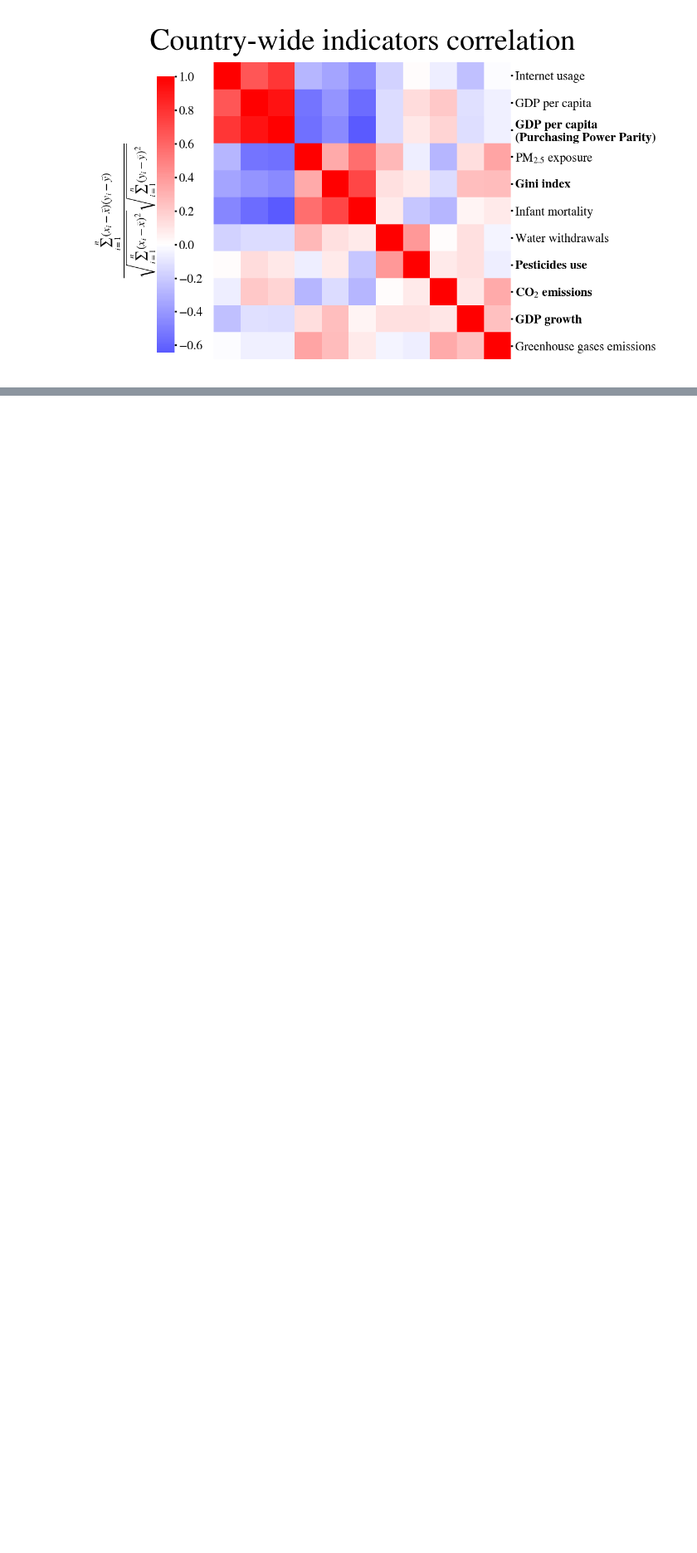
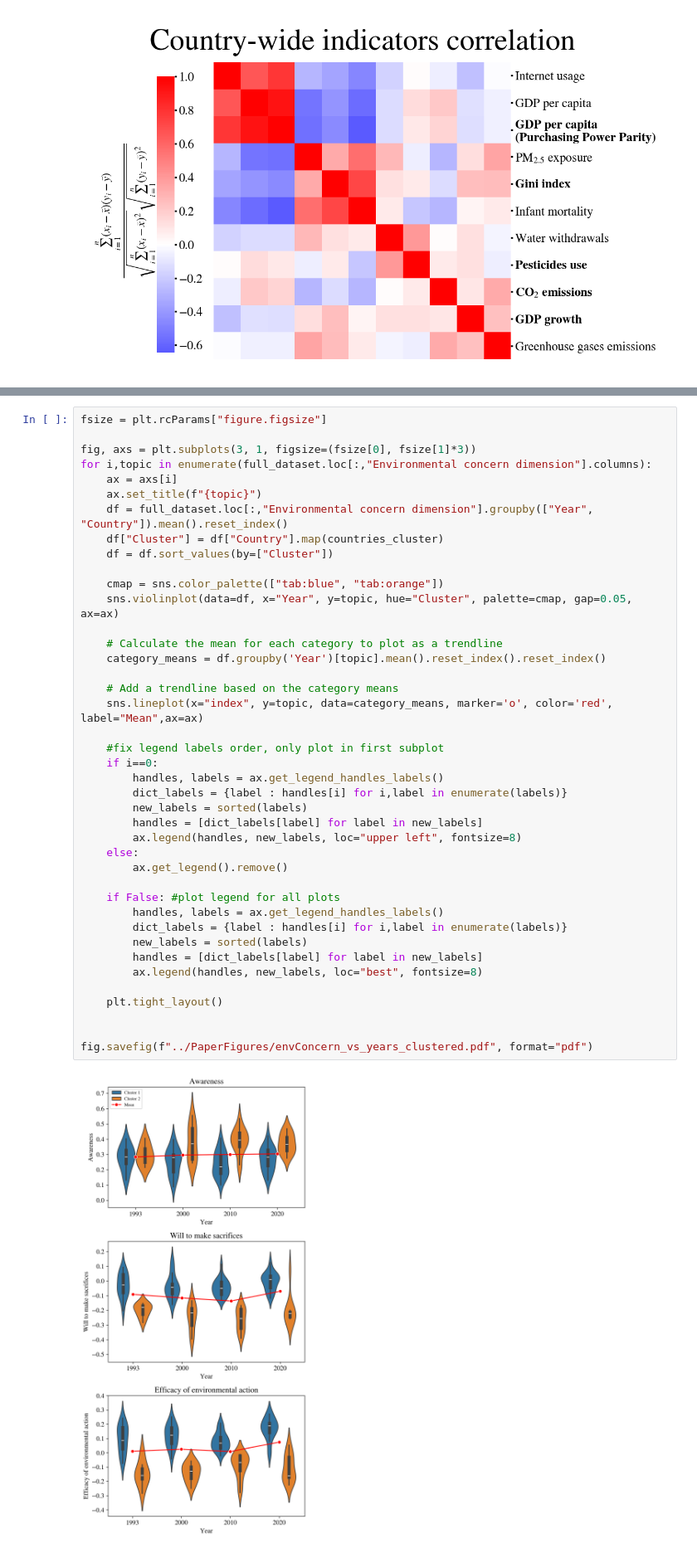
Before and after one commit to EdoardoTronconi/TesiMagistrale, a Jupyter notebook: Notebooks/Paper_figures.ipynb, the cells around one changed output, grey strips where cells are left out. Shown at 83% size. Cells and saved outputs as stored; diff of their text form; blank space fills up the shorter version.

```diff
--- a/Notebooks/Paper_figures.ipynb
+++ b/Notebooks/Paper_figures.ipynb
@@ -233,0 +292,43 @@ clm.savefig("../PaperFigures/country-wide_correlation.pdf", format="pdf")
+# %%
+fsize = plt.rcParams["figure.figsize"]
+
+fig, axs = plt.subplots(3, 1, figsize=(fsize[0], fsize[1]*3))
+for i,topic in enumerate(full_dataset.loc[:,"Environmental concern dimension"].columns):
+    ax = axs[i]
+    ax.set_title(f"{topic}")
+    df = full_dataset.loc[:,"Environmental concern dimension"].groupby(["Year", "Country"]).mean().reset_index()
+    df["Cluster"] = df["Country"].map(countries_cluster)
+    df = df.sort_values(by=["Cluster"])
+
+    cmap = sns.color_palette(["tab:blue", "tab:orange"])
+    sns.violinplot(data=df, x="Year", y=topic, hue="Cluster", palette=cmap, gap=0.05, ax=ax)
+
+    # Calculate the mean for each category to plot as a trendline
+    category_means = df.groupby('Year')[topic].mean().reset_index().reset_index()
+
+    # Add a trendline based on the category means
+    sns.lineplot(x="index", y=topic, data=category_means, marker='o', color='red', label="Mean",ax=ax)
+
+    #fix legend labels order, only plot in first subplot
+    if i==0:
+        handles, labels = ax.get_legend_handles_labels()
+        dict_labels = {label : handles[i] for i,label in enumerate(labels)}
+        new_labels = sorted(labels)
+        handles = [dict_labels[label] for label in new_labels]
+        ax.legend(handles, new_labels, loc="upper left", fontsize=8)
+    else:
+        ax.get_legend().remove()
+
+    if False: #plot legend for all plots
+        handles, labels = ax.get_legend_handles_labels()
+        dict_labels = {label : handles[i] for i,label in enumerate(labels)}
+        new_labels = sorted(labels)
+        handles = [dict_labels[label] for label in new_labels]
+        ax.legend(handles, new_labels, loc="best", fontsize=8)
+
+    plt.tight_layout()
+
+
+fig.savefig(f"../PaperFigures/envConcern_vs_years_clustered.pdf", format="pdf")
+# %% [output]
+[figure, added]
```
Also changed, not shown: parts of 8 cells of this notebook, 1 other file.
